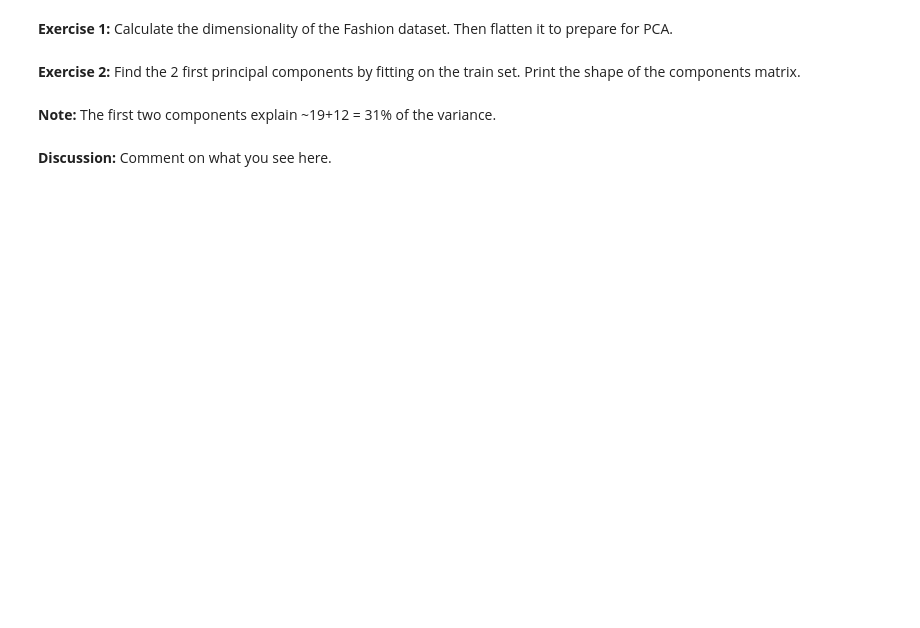
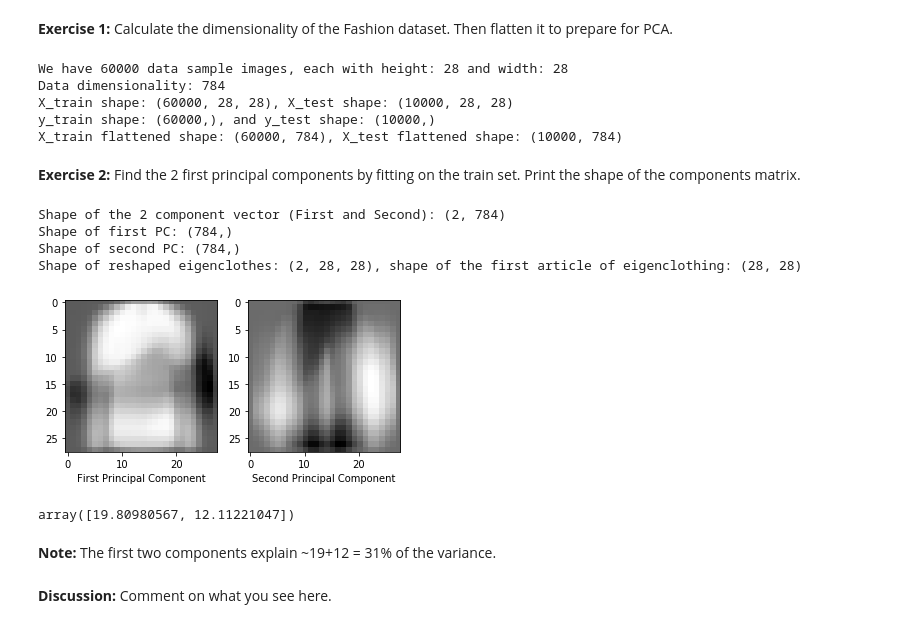
Before and after one commit to chksi/2020-CS109B, a Jupyter notebook: content/labs/lab07/notebook/cs109b_lab07_AE_2020.ipynb, the cells around one changed output. Saved outputs shown, nothing was run; the diff lists cells and outputs as text; code cells hidden in the pictures; blank space fills up the shorter version.

```diff
--- a/content/labs/lab07/notebook/cs109b_lab07_AE_2020.ipynb
+++ b/content/labs/lab07/notebook/cs109b_lab07_AE_2020.ipynb
@@ -186,3 +196,21 @@ plt.xlabel(class_names[y_train[i]]);
+# %%
+# %load solutions/exercise1.py
+n_samples, h, w = X_train.shape
+print(f'We have {n_samples} data sample images, each with height: {h} and width: {w}')
+print(f'Data dimensionality: {h*w}')
+print(f'X_train shape: {X_train.shape}, X_test shape: {X_test.shape}')
+print(f'y_train shape: {y_train.shape}, and y_test shape: {y_test.shape}')
+
+# Flatten images for PCA
+X_train_flat = X_train.reshape(X_train.shape[0], -1)
+X_test_flat = X_test.reshape(X_test.shape[0], -1)
+print(f'X_train flattened shape: {X_train_flat.shape}, X_test flattened shape: {X_test_flat.shape}')
+# %% [output]
+We have 60000 data sample images, each with height: 28 and width: 28
+Data dimensionality: 784
+X_train shape: (60000, 28, 28), X_test shape: (10000, 28, 28)
+y_train shape: (60000,), and y_test shape: (10000,)
+X_train flattened shape: (60000, 784), X_test flattened shape: (10000, 784)
 # %%
 from sklearn.decomposition import PCA
 # %% [markdown]
@@ -194,6 +220,35 @@ from sklearn.decomposition import PCA
+# %%
+# %load solutions/exercise2.py
+# Let's find the first 2 PCA components
+num_components = 2
+pca = PCA(n_components=num_components).fit(X_train_flat)
+
+# take a look at them
+print(f'Shape of the 2 component vector (First and Second): {pca.components_.shape}')
+print(f'Shape of first PC: {pca.components_[0].shape}')
+print(f'Shape of second PC: {pca.components_[0].shape}')
+
+# reshape so they resemble images and we can print them
+eigenclothes = pca.components_.reshape((num_components, h, w))
+print(f'Shape of reshaped eigenclothes: {eigenclothes.shape}, shape of the first article of eigenclothing: {eigenclothes[0].shape}')
+
+# show the reshaped principal components (eigenclothes)
+f, ax = plt.subplots(1,2)
+ax[0].imshow(eigenclothes[0], cmap='gray');
+ax[0].set_xlabel('First Principal Component');
+ax[1].imshow(eigenclothes[1], cmap='gray');
+ax[1].set_xlabel('Second Principal Component');
+# %% [output]
+Shape of the 2 component vector (First and Second): (2, 784)
+Shape of first PC: (784,)
+Shape of second PC: (784,)
+Shape of reshaped eigenclothes: (2, 28, 28), shape of the first article of eigenclothing: (28, 28)
+[figure, added]
 # %%
 # print the variance explained by those components
 pca.explained_variance_
+# %% [output]
+array([19.80980567, 12.11221047])
 # %% [markdown]
 **Note:** The first two components explain ~19+12 = 31% of the variance.
 # %% [markdown]
```
Also changed, not shown: parts of 11 cells of this notebook.
